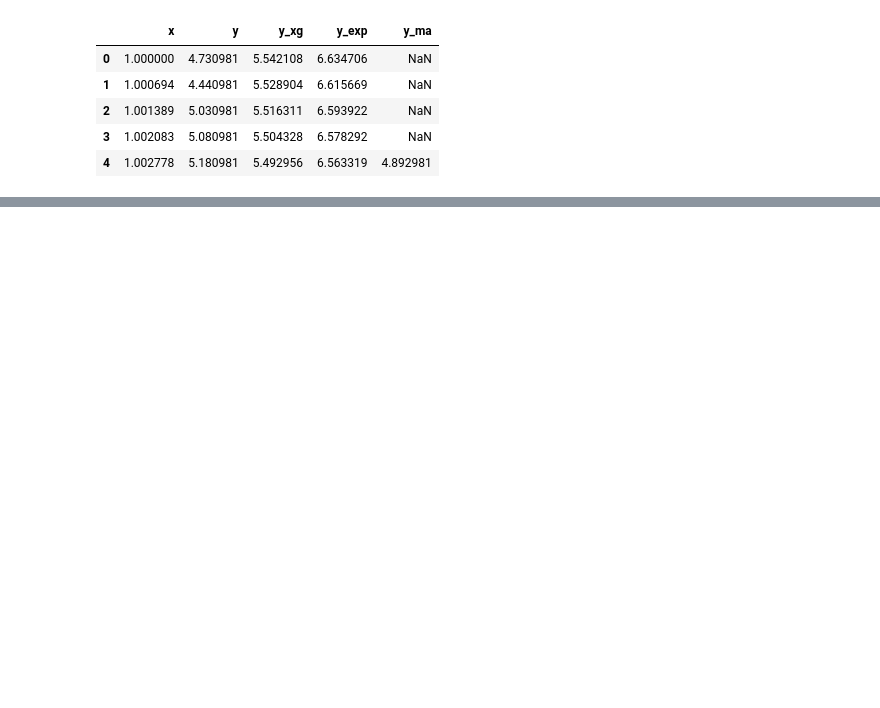
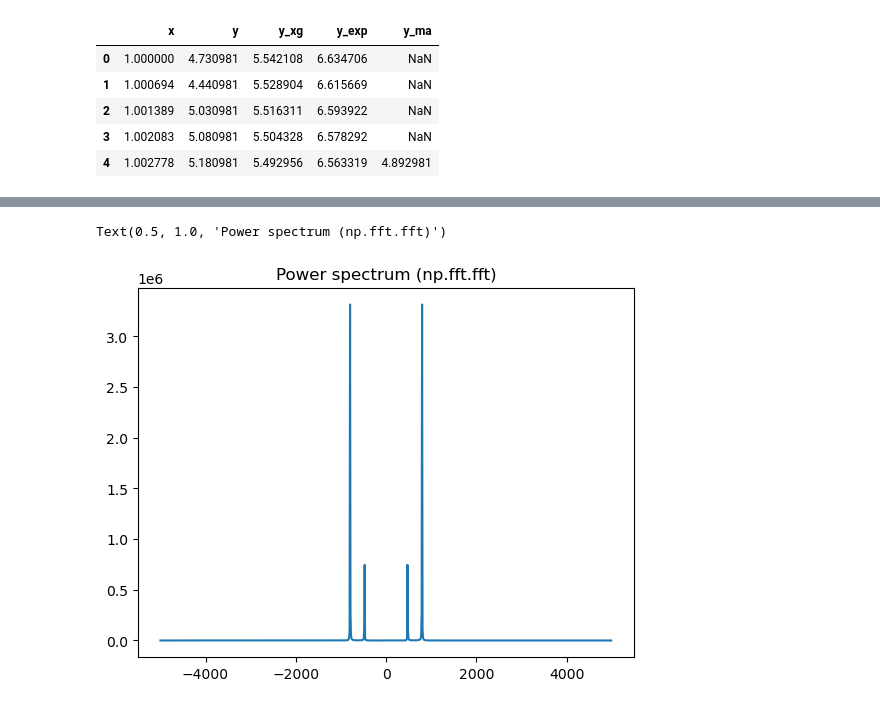
Before and after one commit to alexmarmaliuk/Space_Weather_Project, a Jupyter notebook: third_try.ipynb, the cells around one changed output, grey strips where cells are left out. Saved outputs shown, nothing was run; the diff lists cells and outputs as text; code cells hidden in the pictures; blank space fills up the shorter version.

```diff
--- a/third_try.ipynb
+++ b/third_try.ipynb
@@ -15,0 +122,14 @@ df.head(5)
+# %%
+a = np.arange(1,100,0.1)
+b = 2 * np.sin(3*a) + 4 * np.sin(5*a)
+alpha = 10e3
+
+freqs = np.fft.fftfreq(a.size, 1/alpha)
+idx = np.argsort(freqs)
+ps = np.abs(np.fft.fft(b))**2
+plt.figure()
+plt.plot(freqs[idx], ps[idx])
+plt.title('Power spectrum (np.fft.fft)')
+# %% [output]
+Text(0.5, 1.0, 'Power spectrum (np.fft.fft)')
+[figure, added]
```
Also changed, not shown: parts of 11 cells of this notebook.
